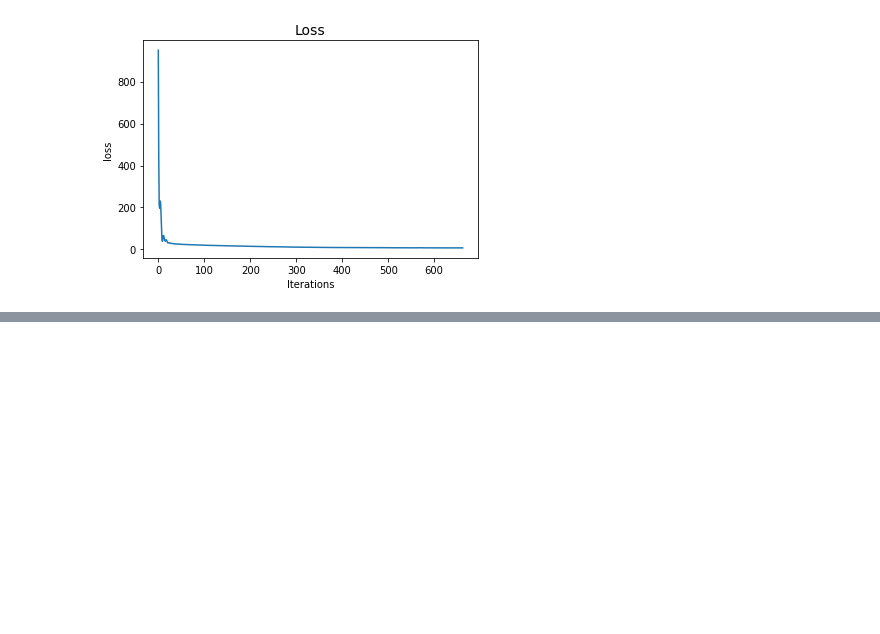
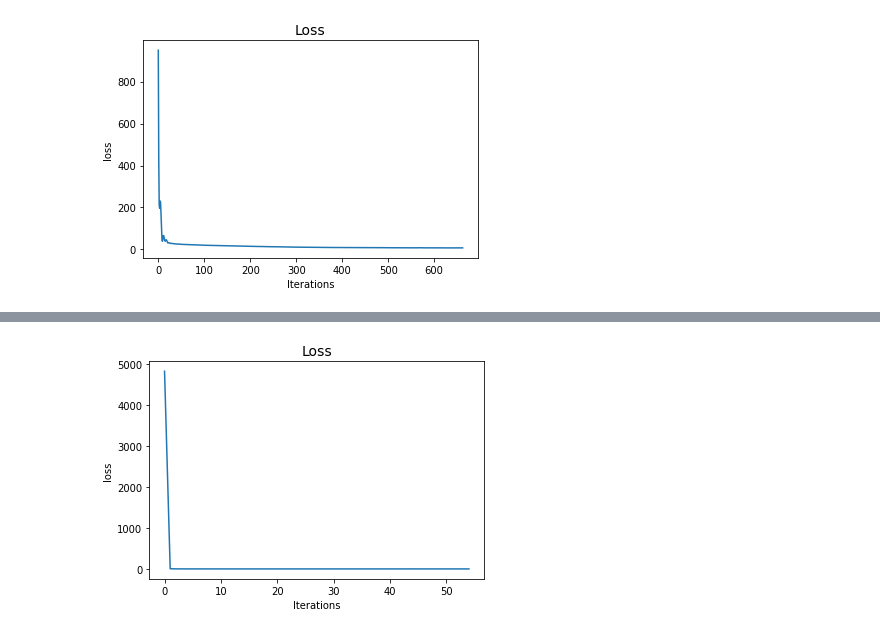
Before and after one commit to hxri/Deep-Learning-Lab, a Jupyter notebook: Experiment_8_MLP_Regression.ipynb, the cells around one changed output, grey strips where cells are left out. Cells and saved outputs as stored; diff of their text form; code cells hidden in the pictures; blank space fills up the shorter version.

```diff
--- a/Experiment_8_MLP_Regression.ipynb
+++ b/Experiment_8_MLP_Regression.ipynb
@@ -81,0 +263,8 @@ plt.show()
+# %%
+plt.plot(regr.loss_curve_)
+plt.title("Loss", fontsize=14)
+plt.xlabel('Iterations')
+plt.ylabel('loss')
+plt.show()
+# %% [output]
+[figure, added]
```
Also changed, not shown: parts of 23 cells of this notebook.
